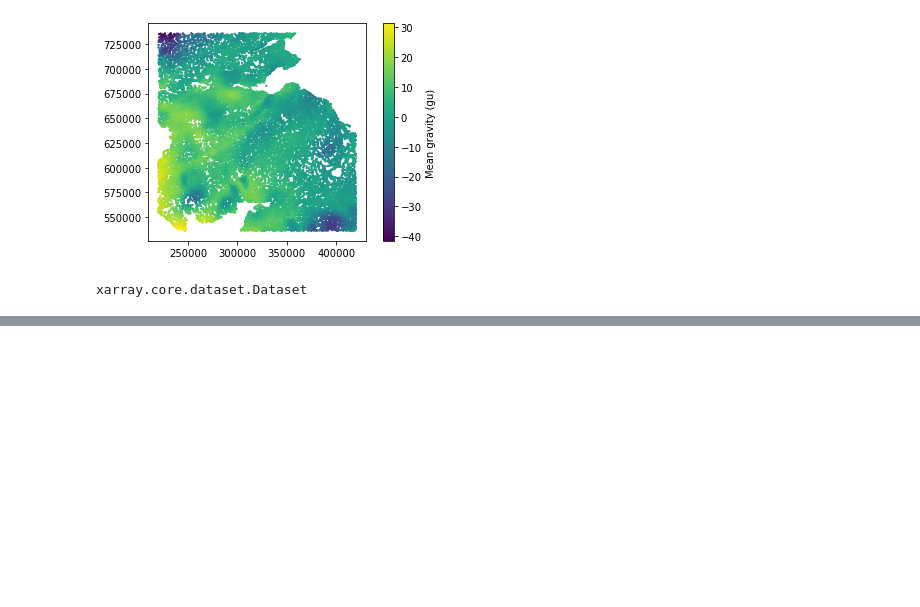
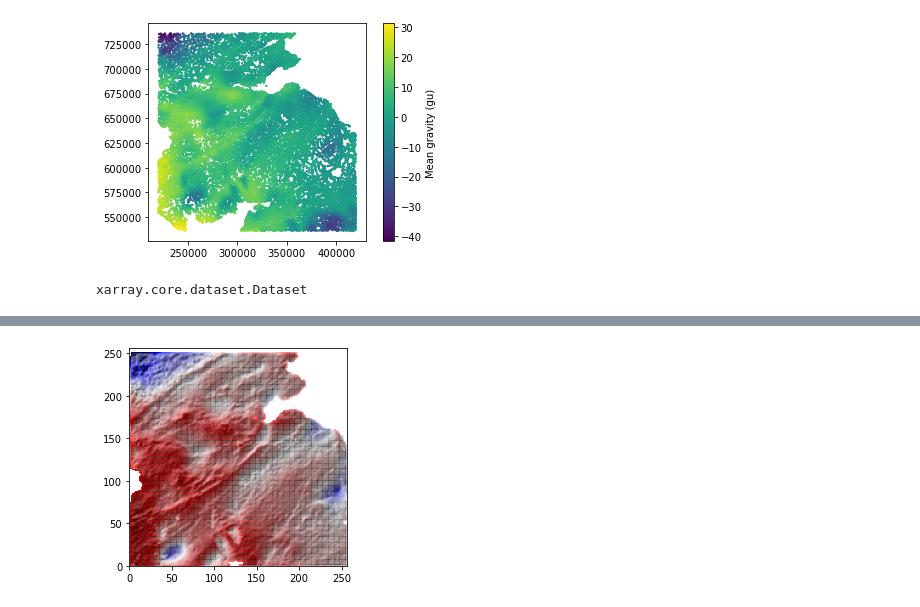
Before and after one commit to Lewis-Khan/Potential_Field_Analysis, a Jupyter notebook: Scotland_Grav_verde.ipynb, the cells around one changed output, grey strips where cells are left out. Drawn from its saved outputs; the diff is of its cells as text; code cells hidden in the pictures; blank space fills up the shorter version.

```diff
--- a/Scotland_Grav_verde.ipynb
+++ b/Scotland_Grav_verde.ipynb
@@ -96,0 +151,9 @@ fig.savefig(fp, dpi=300, bbox_inches='tight')
+# %%
+fig, ax = plt.subplots()
+#mask['Gravity (gu)'].plot.pcolormesh(ax=ax, cmap='seismic', alpha=0.5)
+ax.pcolormesh(mask['Gravity (gu)'], cmap = 'seismic')
+ax.pcolormesh(shaded, cmap='Greys', alpha=0.15)
+ax.set_aspect('equal')
+#plt.show()
+# %% [output]
+[figure, added]
```
Also changed, not shown: parts of 9 cells of this notebook, 4 other files.
